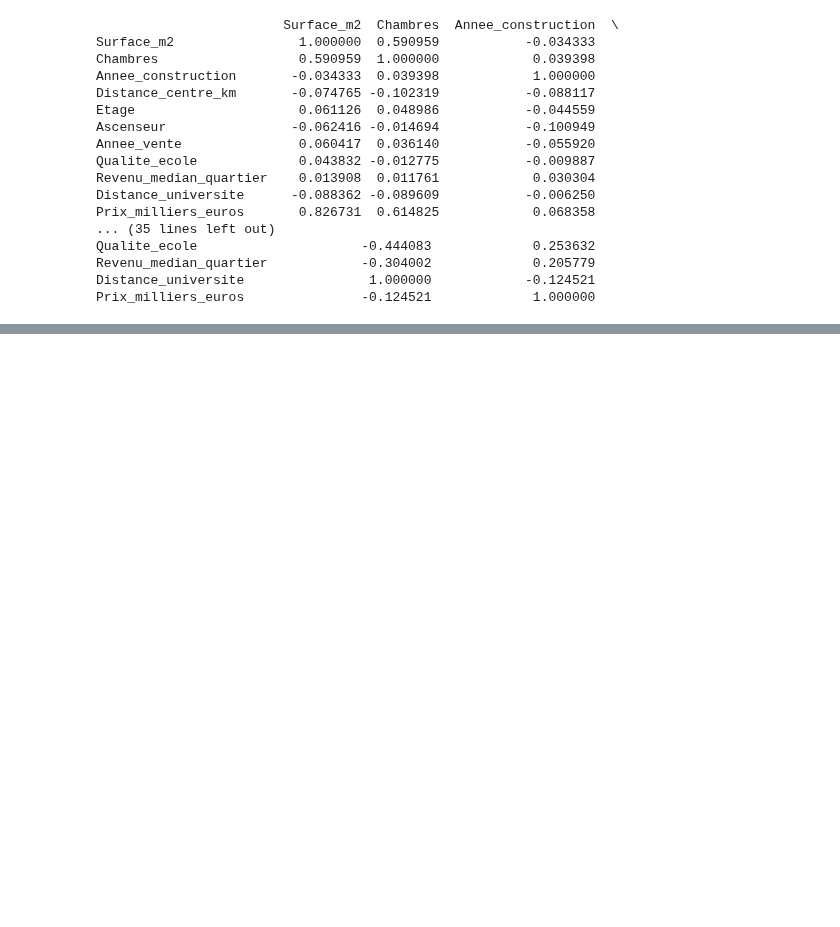
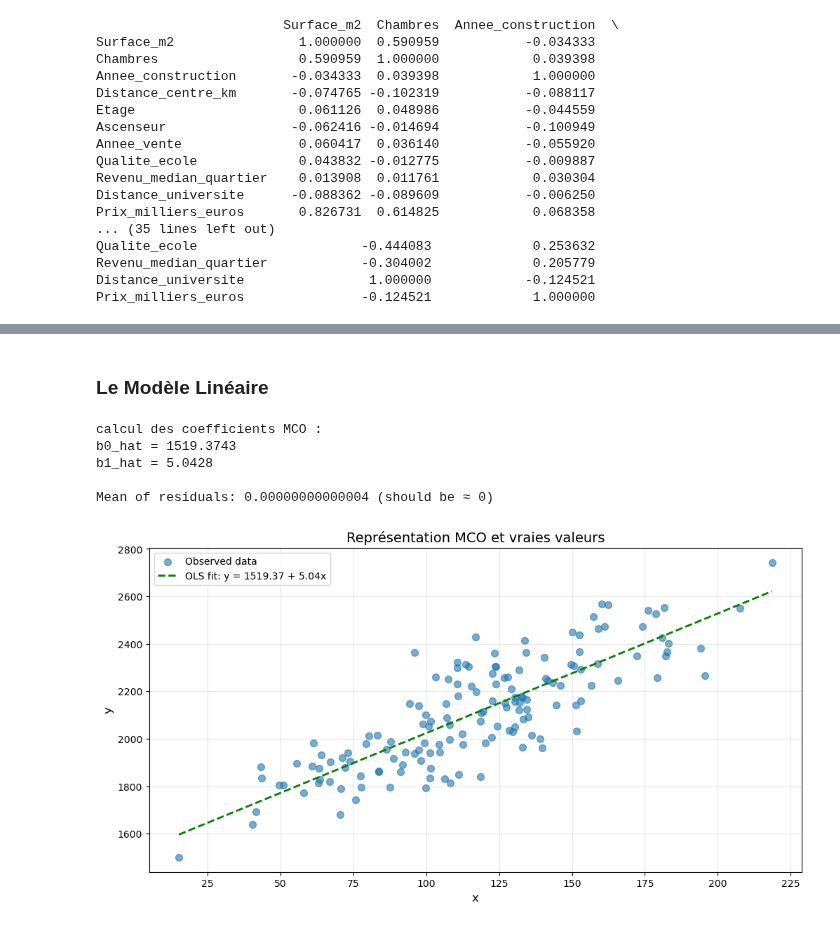
Before and after one commit to cmanell/Econometric-Project, a Jupyter notebook: src/traitement.ipynb, the cells around one changed output, grey strips where cells are left out. Cells and saved outputs as stored; diff of their text form; code cells hidden in the pictures; blank space fills up the shorter version.

```diff
--- a/src/traitement.ipynb
+++ b/src/traitement.ipynb
@@ -127,0 +157,57 @@ Prix_milliers_euros               -0.124521             1.000000
+# %% [markdown]
+ ### Le Modèle Linéaire
+# %%
+#### Obtention des coefficients avec la méthode des moindres carrés (MCO) ###
+
+x = df['Surface_m2']
+y = df['Prix_milliers_euros']
+
+# moyennes
+x_bar = np.mean(x)
+y_bar = np.mean(y)
+
+# coefficient directeur estimé
+numerator = np.sum((x - x_bar) * (y - y_bar))
+denominator = np.sum((x - x_bar)**2)
+b1_hat = numerator / denominator
+
+# valeur x=0 origine estimé
+b0_hat = y_bar - b1_hat * x_bar
+
+# y estimé
+y_hat = b0_hat + b1_hat * x
+
+# calcul des erreurs
+u_hat = y - y_hat
+
+print("calcul des coefficients MCO :")
+print(f"b0_hat = {b0_hat:.4f}")
+print(f"b1_hat = {b1_hat:.4f}")
+print(f"\nMean of residuals: {np.mean(u_hat):.14f} (should be ≈ 0)")
+# %% [output]
+calcul des coefficients MCO :
+b0_hat = 1519.3743
+b1_hat = 5.0428
+
+Mean of residuals: 0.00000000000004 (should be ≈ 0)
+# %%
+# représentation de la distribution et l'équation de la droite
+
+plt.figure(figsize=(12, 6))
+
+sort_idx = np.argsort(x)
+x_sorted = x[sort_idx]
+y_hat_sorted = y_hat[sort_idx]
+
+plt.scatter(x, y, alpha=0.6, label='Observed data', s=50)
+plt.plot(x_sorted, y_hat_sorted, 'g--',
+         label=f'OLS fit: y = {b0_hat:.2f} + {b1_hat:.2f}x', linewidth=2)
+
+plt.xlabel('x', fontsize=12)
+plt.ylabel('y', fontsize=12)
+plt.title('Représentation MCO et vraies valeurs', fontsize=14)
+plt.legend()
+plt.grid(True, alpha=0.3)
+plt.show()
+# %% [output]
+[figure, added]
```
Also changed, not shown: parts of 11 cells of this notebook.
